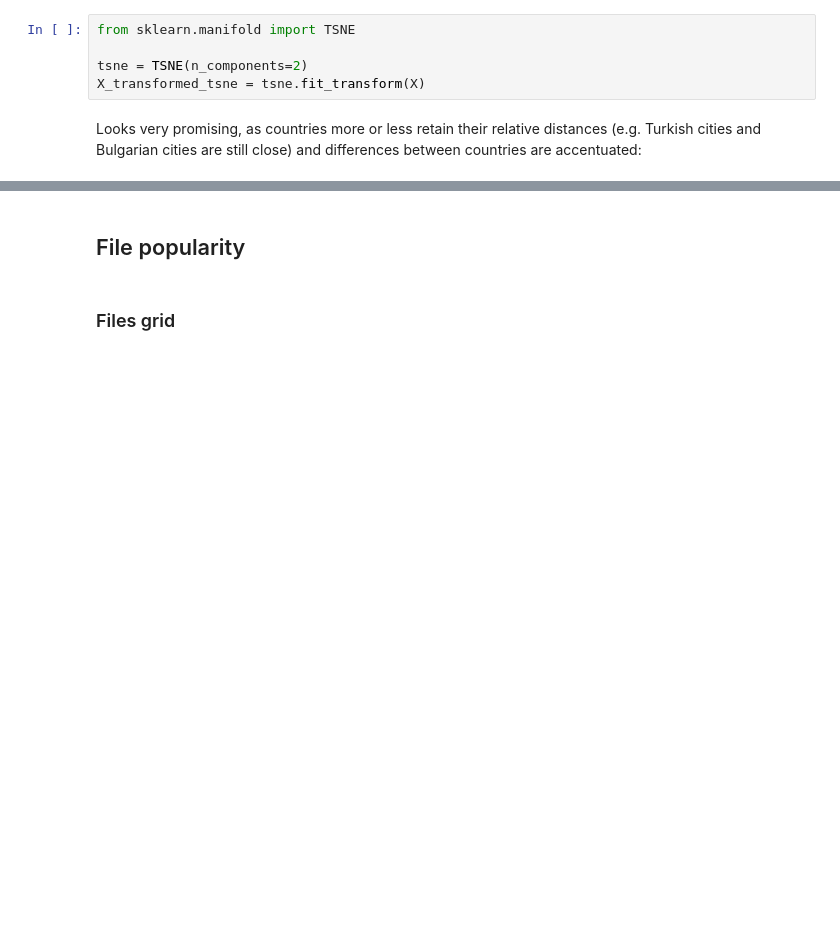
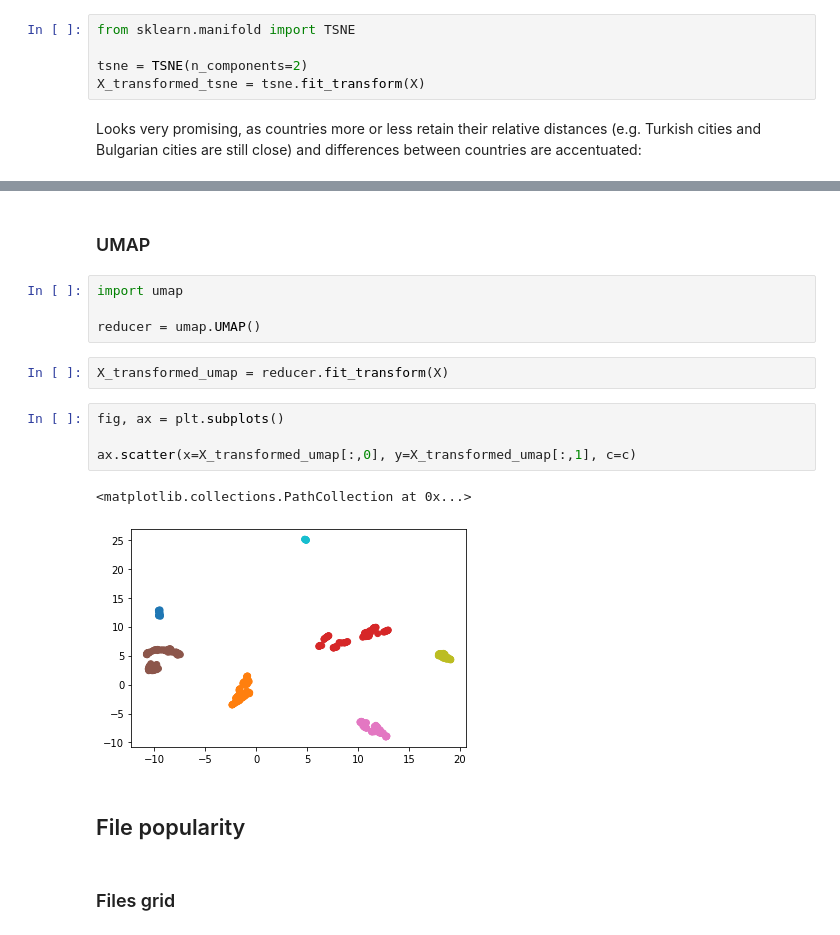
Before and after one commit to Corgam/LEO-CDN, a Jupyter notebook: misc/workload/workload_embedding.ipynb, the cells around one changed output, grey strips where cells are left out. Drawn from its saved outputs; the diff is of its cells as text; blank space fills up the shorter version.

Commit message:
Add UMAP embedding

```diff
--- a/misc/workload/workload_embedding.ipynb
+++ b/misc/workload/workload_embedding.ipynb
@@ -139,3 +139,18 @@ ax.scatter(x=X_transformed_tsne[:,0], y=X_transformed_tsne[:,1], c=c)
+# %% [markdown]
+### UMAP
+# %%
+import umap
+
+reducer = umap.UMAP()
+# %%
+X_transformed_umap = reducer.fit_transform(X)
+# %%
+fig, ax = plt.subplots()
+
+ax.scatter(x=X_transformed_umap[:,0], y=X_transformed_umap[:,1], c=c)
+# %% [output]
+<matplotlib.collections.PathCollection at 0x...>
+[figure, added]
 # %% [markdown]
 ## File popularity
 # %% [markdown]
```
Also changed, not shown: parts of 10 cells of this notebook.
